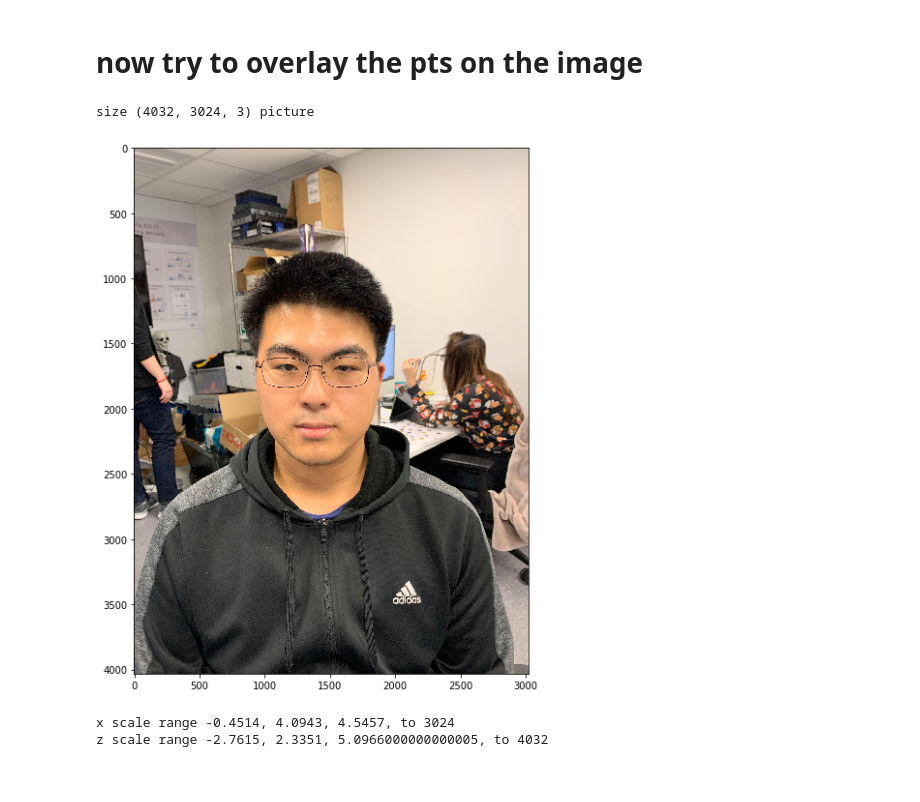
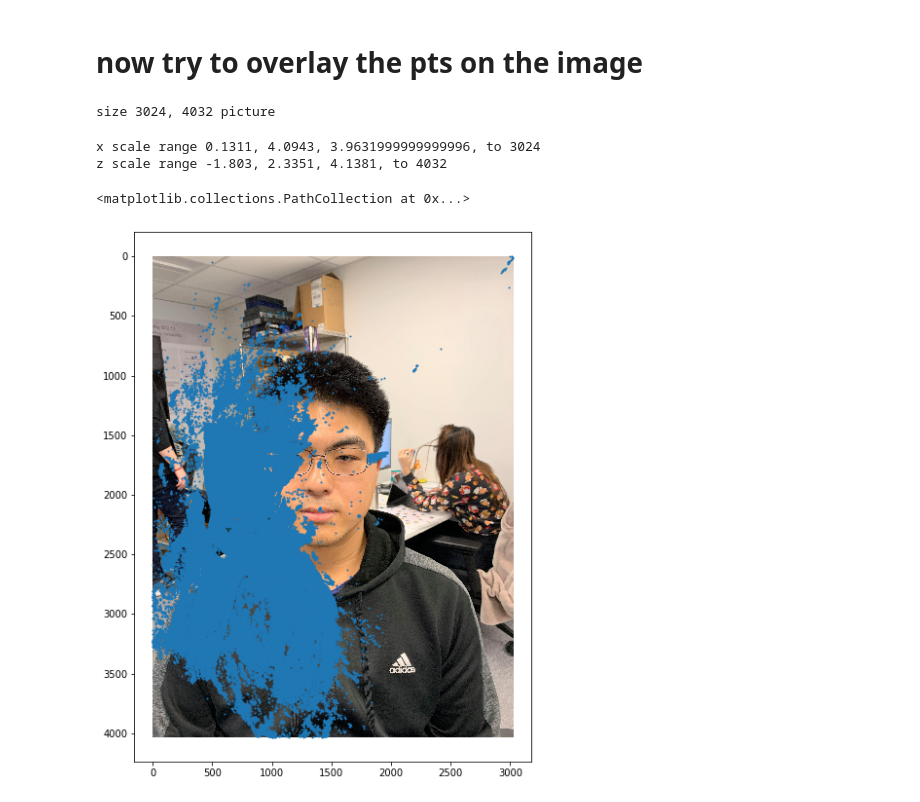
Before and after one commit to bilingwu/Img2Vid, a Jupyter notebook: Rough_Mura_Masa.ipynb, the cells around one changed output. Drawn from its saved outputs; the diff is of its cells as text; code cells hidden in the pictures.

```diff
--- a/Rough_Mura_Masa.ipynb
+++ b/Rough_Mura_Masa.ipynb
@@ -92,23 +71,28 @@ o3d.visualization.draw_geometries([pcd_load])
 # %% [markdown]
 # now try to overlay the pts on the image
 # %%
-img=mpimg.imread('./ply/albert.jpg')
-
-plt.figure(figsize=(10,10))
-plt.imshow(img)
-
-print(f"size {img.shape} picture")
+img = mpimg.imread('./ply/albert.jpg')
+w,h = img.shape[1], img.shape[0]
+print(f"size {w}, {h} picture")
 # %% [output]
-size (4032, 3024, 3) picture
+size 3024, 4032 picture
-[figure, removed]
 # %%
 # so now I scale everything to match the image size
 # %%
-
 x_min, x_max = min(df1['x']), max(df1['x'])
 z_min, z_max = min(df1['z']), max(df1['z'])
-print(f"x scale range {x_min}, {x_max}, {x_max-x_min}, to {img.shape[1]}")
-print(f"z scale range {z_min}, {z_max}, {z_max-z_min}, to {img.shape[0]}")
+print(f"x scale range {x_min}, {x_max}, {x_max-x_min}, to {w}")
+print(f"z scale range {z_min}, {z_max}, {z_max-z_min}, to {h}")
+
+x_trans = np.interp(df1['x'], (x_min, x_max), (0, w-1))
+y_trans = -1 * np.interp(df1['z'], (z_min, z_max), (0, h-1)) + h
+
+
+plt.figure(figsize=(10,10))
+plt.imshow(img)
+plt.scatter( x_trans, y_trans , s=1)
 # %% [output]
-x scale range -0.4514, 4.0943, 4.5457, to 3024
-z scale range -2.7615, 2.3351, 5.0966000000000005, to 4032
+x scale range 0.1311, 4.0943, 3.9631999999999996, to 3024
+z scale range -1.803, 2.3351, 4.1381, to 4032
+<matplotlib.collections.PathCollection at 0x...>
+[figure, added]
```
Also changed, not shown: parts of 10 cells of this notebook, 1 other file.
